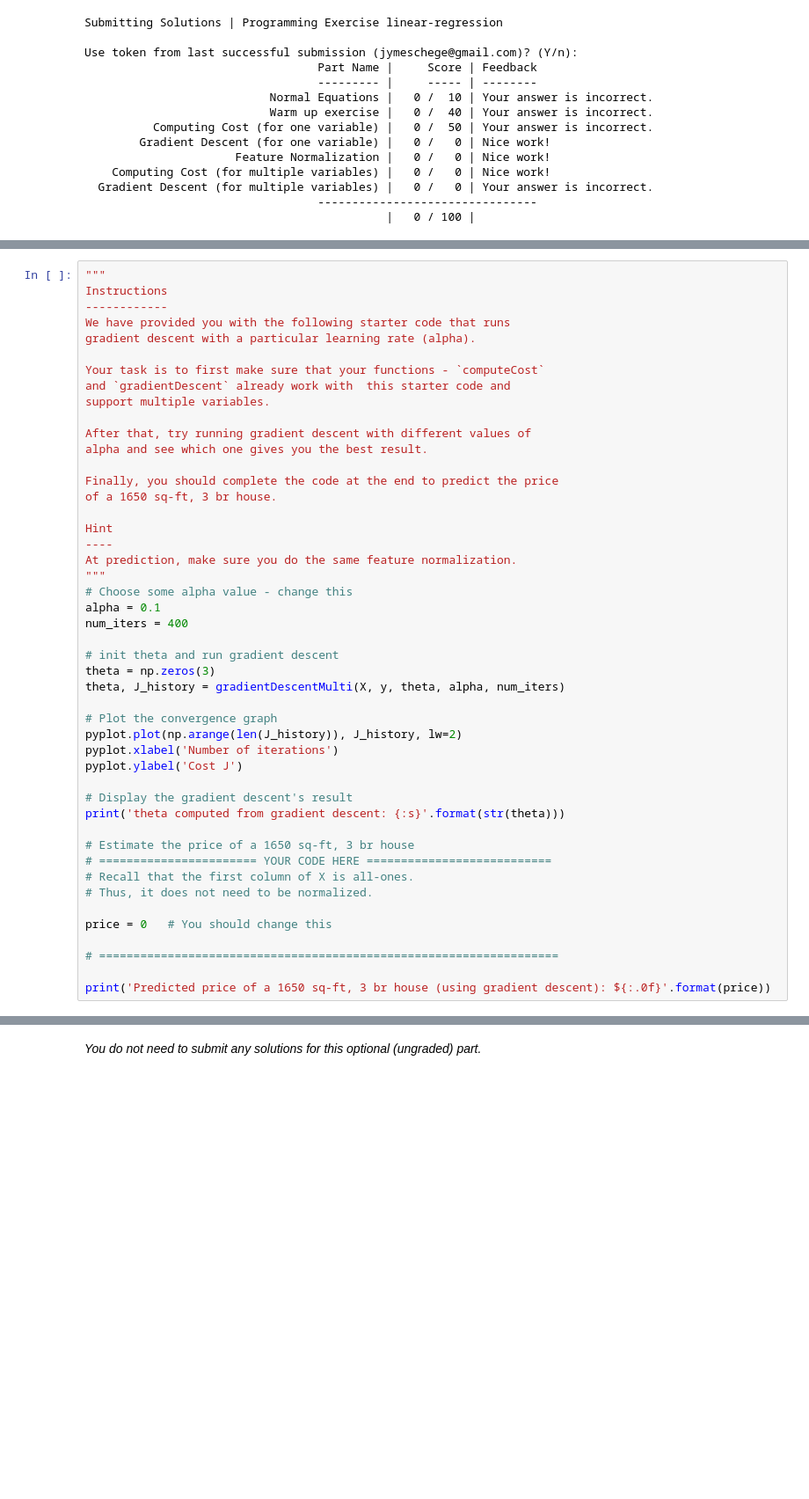
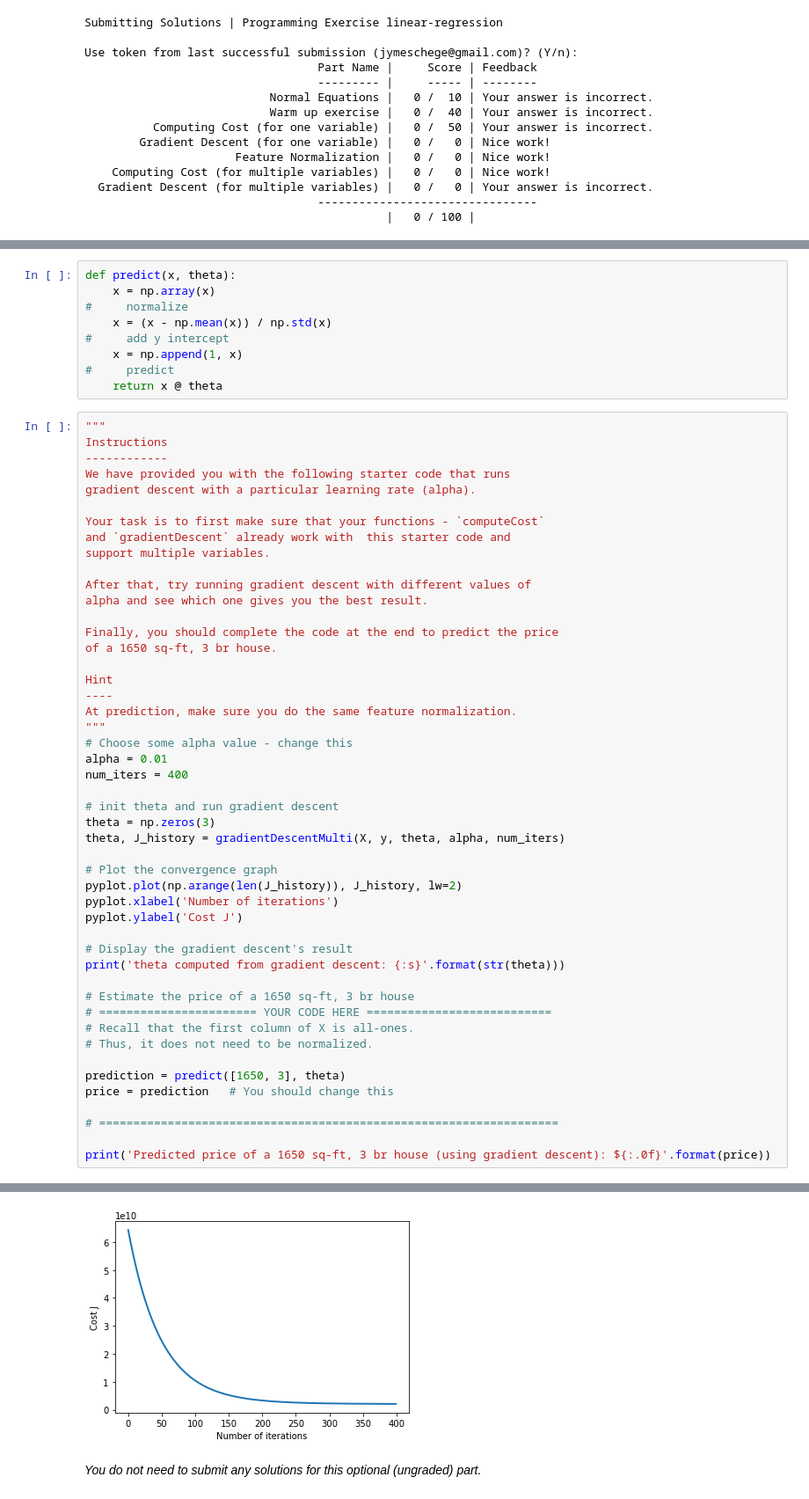
Before and after one commit to chegehimself/machine-learning, a Jupyter notebook: Exercise1/exercise1.ipynb, the cells around one changed output, grey strips where cells are left out. Shown at 88% size. Saved outputs shown, nothing was run; the diff lists cells and outputs as text; blank space fills up the shorter version.

```diff
--- a/Exercise1/exercise1.ipynb
+++ b/Exercise1/exercise1.ipynb
@@ -877,6 +860,15 @@ Using the best learning rate that you found, run the script
 to run gradient descent until convergence to find the final values of $\theta$. Next,
 use this value of $\theta$ to predict the price of a house with 1650 square feet and
 3 bedrooms. You will use value later to check your implementation of the normal equations. Don’t forget to normalize your features when you make this prediction!
+# %%
+def predict(x, theta):
+    x = np.array(x)
+#     normalize
+    x = (x - np.mean(x)) / np.std(x)
+#     add y intercept
+    x = np.append(1, x)
+#     predict
+    return x @ theta
 # %%
 """
 Instructions
@@ -899,7 +891,7 @@ Hint
 At prediction, make sure you do the same feature normalization.
 """
 # Choose some alpha value - change this
-alpha = 0.1
+alpha = 0.01
 num_iters = 400
 
 # init theta and run gradient descent
@@ -919,8 +911,10 @@ print('theta computed from gradient descent: {:s}'.format(str(theta)))
 # Recall that the first column of X is all-ones.
 # Thus, it does not need to be normalized.
 
-price = 0   # You should change this
+prediction = predict([1650, 3], theta)
+price = prediction   # You should change this
 
 # ===================================================================
 
 print('Predicted price of a 1650 sq-ft, 3 br house (using gradient descent): ${:.0f}'.format(price))
+# %% [output]
@@ -927,3 +923,4 @@ print('Predicted price of a 1650 sq-ft, 3 br house (using gradient descent): ${:
+[figure, added]
 # %% [markdown]
 *You do not need to submit any solutions for this optional (ungraded) part.*
 # %% [markdown]
```
Also changed, not shown: parts of 8 cells of this notebook.
